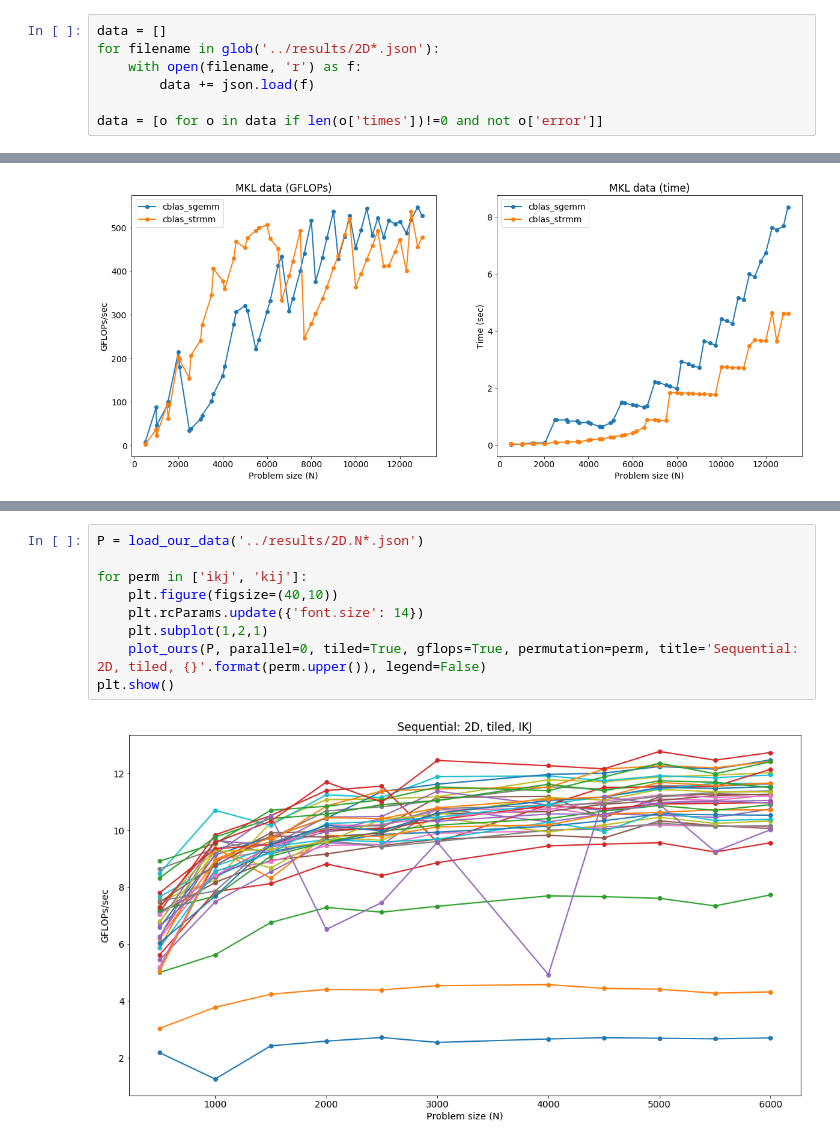
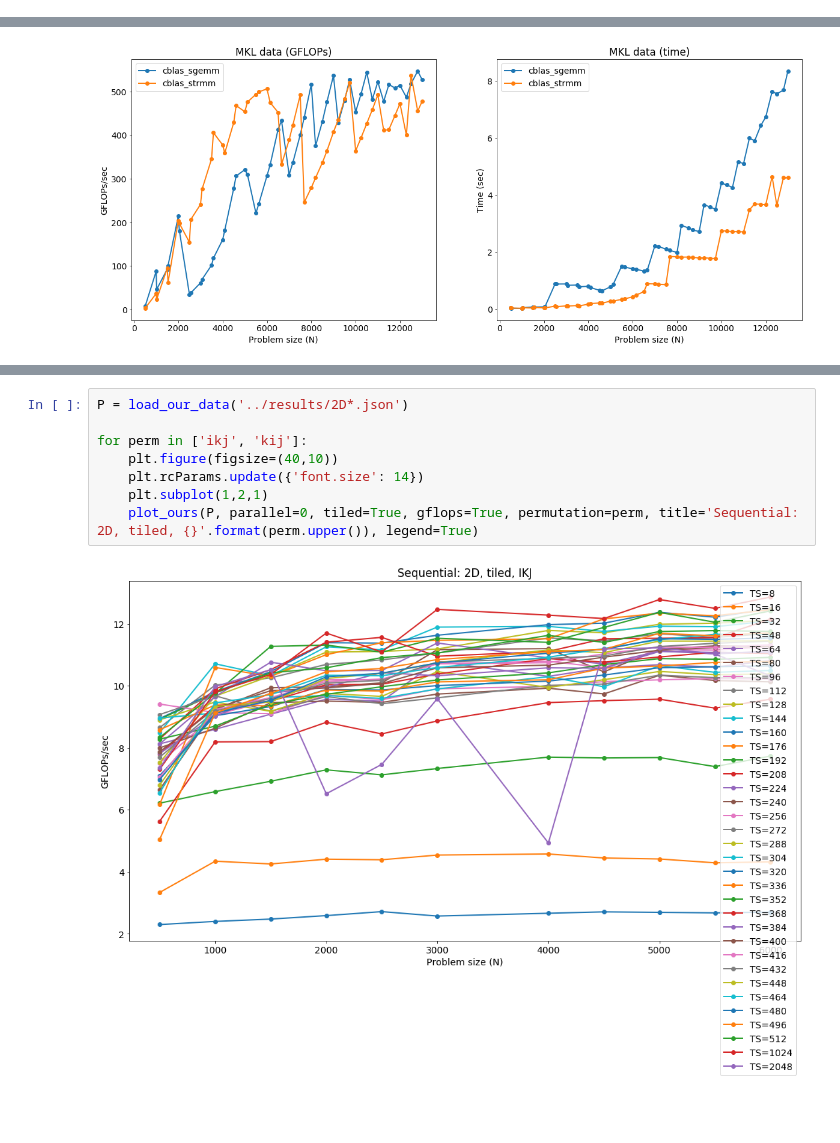
Before and after one commit to lnarmour/parric-ttmm, a Jupyter notebook: scripts/finalScripts/plots/Baseline.ipynb, the cells around one changed output, grey strips where cells are left out. Drawn from its saved outputs; the diff is of its cells as text; blank space fills up the shorter version.

```diff
--- a/scripts/finalScripts/plots/Baseline.ipynb
+++ b/scripts/finalScripts/plots/Baseline.ipynb
@@ -4,13 +4,6 @@ import os
 from glob import glob
 import numpy as np
 import matplotlib.pyplot as plt
-# %%
-data = []
-for filename in glob('../results/2D*.json'):
-    with open(filename, 'r') as f:
-        data += json.load(f)
-
-data = [o for o in data if len(o['times'])!=0 and not o['error']]
 # %%
 def calc_gflops(N, time, type):
     if type == 'ss':
@@ -198,11 +189,10 @@ if ON:
 # %%
-P = load_our_data('../results/2D.N*.json')
+P = load_our_data('../results/2D*.json')
 
 for perm in ['ikj', 'kij']:
     plt.figure(figsize=(40,10))
     plt.rcParams.update({'font.size': 14})
     plt.subplot(1,2,1)
-    plot_ours(P, parallel=0, tiled=True, gflops=True, permutation=perm, title='Sequential: 2D, tiled, {}'.format(perm.upper()), legend=False)
-plt.show()
+    plot_ours(P, parallel=0, tiled=True, gflops=True, permutation=perm, title='Sequential: 2D, tiled, {}'.format(perm.upper()), legend=True)
 # %% [output]
-[figure, old version]
+[figure, new version]
```
Also changed, not shown: parts of 7 cells of this notebook.
